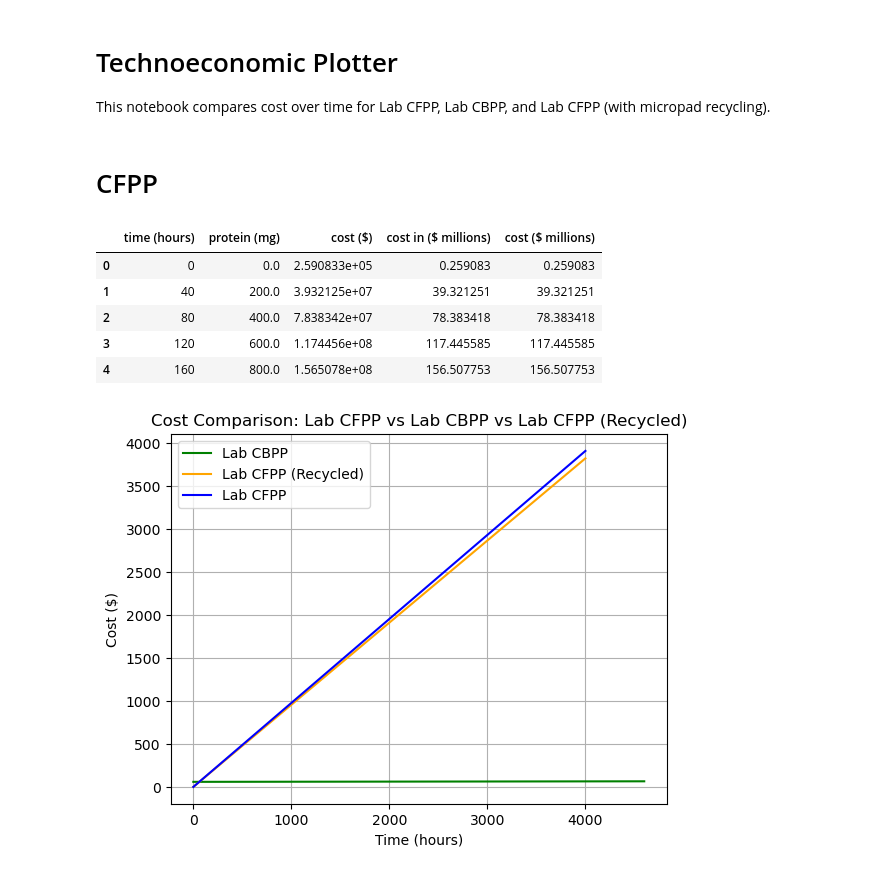
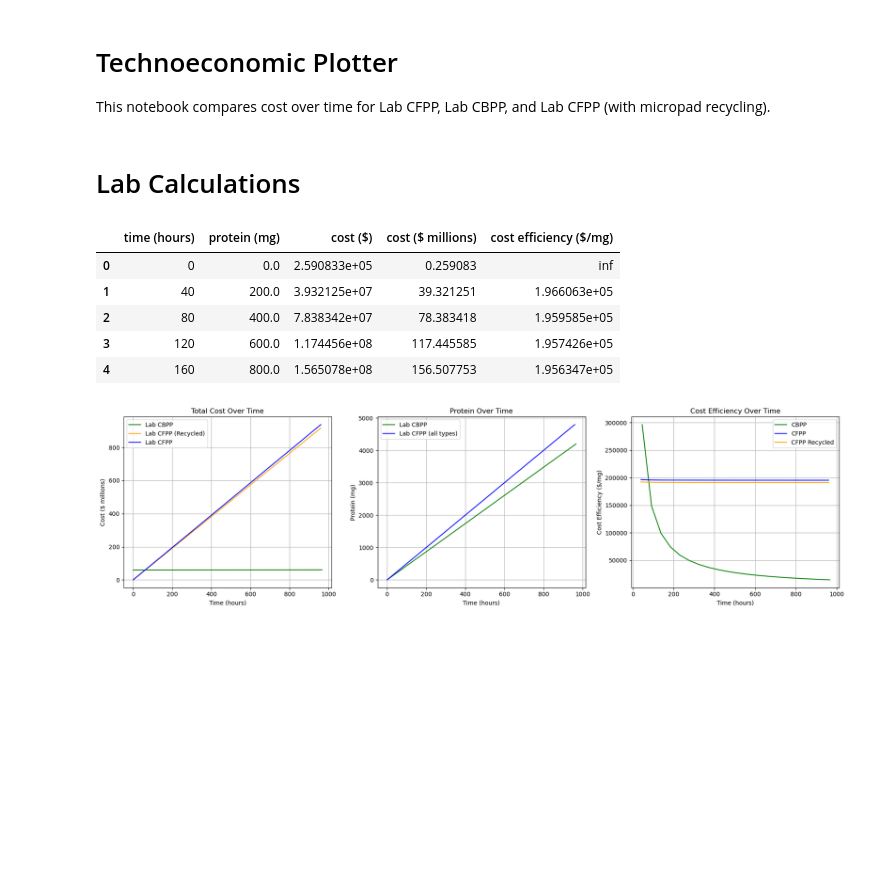
Before and after one commit to UBC-BIOMOD-Computational/TreeSAPP_Cost-Analysis, a Jupyter notebook: Cost Analysis/technoeconomic_plotterSept.ipynb, the cells around one changed output. Saved outputs shown, nothing was run; the diff lists cells and outputs as text; code cells hidden in the pictures; blank space fills up the shorter version.

Commit message:
complete plots

```diff
--- a/Cost Analysis/technoeconomic_plotterSept.ipynb
+++ b/Cost Analysis/technoeconomic_plotterSept.ipynb
@@ -5,7 +5,7 @@ This notebook compares cost over time for Lab CFPP, Lab CBPP, and Lab CFPP (with
 import matplotlib.pyplot as plt
 import pandas as pd
 # %% [markdown]
-# CFPP
+# Lab Calculations
 # %%
 # Load data
 lab_cfpp = pd.read_csv(r'./data/raw/CFPP Lab.csv')
@@ -19,28 +19,59 @@ lab_cbpp['cost ($ millions)'] = lab_cbpp['cost ($)'] / 1_000_000
 lab_cfpp['cost ($ millions)'] = lab_cfpp['cost ($)'] / 1_000_000
 lab_cfpp_recycled['cost ($ millions)'] = lab_cfpp_recycled['cost ($)'] / 1_000_000
 # %%
+# for each dataset add column of cost efficiency for cost/mg at timepoint
+lab_cbpp['cost efficiency ($/mg)'] = lab_cbpp['cost ($)'] / lab_cbpp['protein (mg)']
+lab_cfpp['cost efficiency ($/mg)'] = lab_cfpp['cost ($)'] / lab_cfpp['protein (mg)']
+lab_cfpp_recycled['cost efficiency ($/mg)'] = lab_cfpp_recycled['cost ($)'] / lab_cfpp_recycled['protein (mg)']
+
 lab_cfpp.head()
 # %% [output]
-|  | time (hours) | protein (mg) | cost ($) | cost in ($ millions) | cost ($ millions) |
-| 0 | 0 | 0.0 | 2.590833e+05 | 0.259083 | 0.259083 |
-| 1 | 40 | 200.0 | 3.932125e+07 | 39.321251 | 39.321251 |
-| 2 | 80 | 400.0 | 7.838342e+07 | 78.383418 | 78.383418 |
-| 3 | 120 | 600.0 | 1.174456e+08 | 117.445585 | 117.445585 |
-| 4 | 160 | 800.0 | 1.565078e+08 | 156.507753 | 156.507753 |
+|  | time (hours) | protein (mg) | cost ($) | cost ($ millions) | cost efficiency ($/mg) |
+| 0 | 0 | 0.0 | 2.590833e+05 | 0.259083 | inf |
+| 1 | 40 | 200.0 | 3.932125e+07 | 39.321251 | 1.966063e+05 |
+| 2 | 80 | 400.0 | 7.838342e+07 | 78.383418 | 1.959585e+05 |
+| 3 | 120 | 600.0 | 1.174456e+08 | 117.445585 | 1.957426e+05 |
+| 4 | 160 | 800.0 | 1.565078e+08 | 156.507753 | 1.956347e+05 |
+# %%
+# only keep rows where time (hours) < 1000
+lab_cbpp = lab_cbpp[lab_cbpp['time (hours)'] < 1000]
+lab_cfpp = lab_cfpp[lab_cfpp['time (hours)'] < 1000]
+lab_cfpp_recycled = lab_cfpp_recycled[lab_cfpp_recycled['time (hours)'] < 1000]
 # %%
-# Plot total cost over time for each
-plt.figure()
-plt.plot(lab_cbpp['time (hours)'], lab_cbpp['cost ($ millions)'], label='Lab CBPP', color='green')
-plt.plot(lab_cfpp_recycled['time (hours)'], lab_cfpp_recycled['cost ($ millions)'], label='Lab CFPP (Recycled)', color='orange')
-plt.plot(lab_cfpp['time (hours)'], lab_cfpp['cost ($ millions)'], label='Lab CFPP', color='blue')
+# Combined plots in one row
+fig, axs = plt.subplots(1, 3, figsize=(18, 5))
 
-# add legend and labels
-plt.legend()
-plt.xlabel('Time (hours)')
-plt.ylabel('Cost ($)')
-plt.title('Cost Comparison: Lab CFPP vs Lab CBPP vs Lab CFPP (Recycled)')
-plt.grid(True)
+# Plot 1: Cost ($ millions) over time
+axs[0].plot(lab_cbpp['time (hours)'], lab_cbpp['cost ($ millions)'], label='Lab CBPP', color='green')
+axs[0].plot(lab_cfpp_recycled['time (hours)'], lab_cfpp_recycled['cost ($ millions)'], label='Lab CFPP (Recycled)', color='orange')
+axs[0].plot(lab_cfpp['time (hours)'], lab_cfpp['cost ($ millions)'], label='Lab CFPP', color='blue')
+axs[0].set_xlabel('Time (hours)')
+axs[0].set_ylabel('Cost ($ millions)')
+axs[0].set_title('Total Cost Over Time')
+axs[0].legend()
+axs[0].grid(True)
 
+# Plot 2: Protein (mg) over time
+axs[1].plot(lab_cbpp['time (hours)'], lab_cbpp['protein (mg)'], label='Lab CBPP', color='green')
+# axs[1].plot(lab_cfpp_recycled['time (hours)'], lab_cfpp_recycled['protein (mg)'], label='Lab CFPP (Recycled)', color='blue')
+axs[1].plot(lab_cfpp['time (hours)'], lab_cfpp['protein (mg)'], label='Lab CFPP (all types)', color='blue')
+axs[1].set_xlabel('Time (hours)')
+axs[1].set_ylabel('Protein (mg)')
+axs[1].set_title('Protein Over Time')
+axs[1].legend()
+axs[1].grid(True)
+
+# Plot 3: Cost efficiency ($/mg) over time
+axs[2].plot(lab_cbpp['time (hours)'], lab_cbpp['cost efficiency ($/mg)'], label='CBPP', color='green')
+axs[2].plot(lab_cfpp['time (hours)'], lab_cfpp['cost efficiency ($/mg)'], label='CFPP', color='blue')
+axs[2].plot(lab_cfpp_recycled['time (hours)'], lab_cfpp_recycled['cost efficiency ($/mg)'], label='CFPP Recycled', color='orange')
+axs[2].set_xlabel('Time (hours)')
+axs[2].set_ylabel('Cost Efficiency ($/mg)')
+axs[2].set_title('Cost Efficiency Over Time')
+axs[2].legend()
+axs[2].grid(True)
+
+plt.tight_layout()
 plt.show()
 # %% [output]
-[figure, old version]
+[figure, new version]
```
Also changed, not shown: parts of 2 cells of this notebook.
